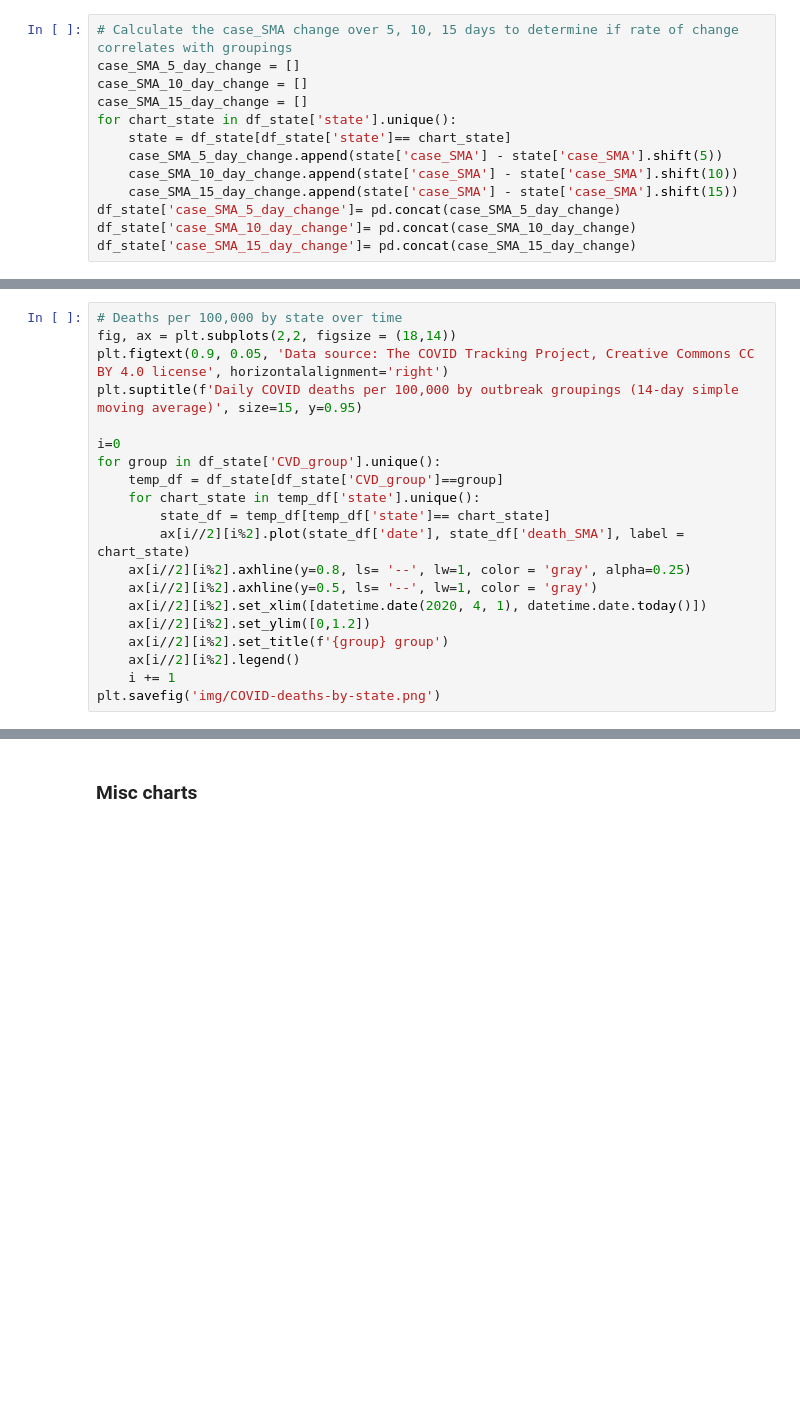
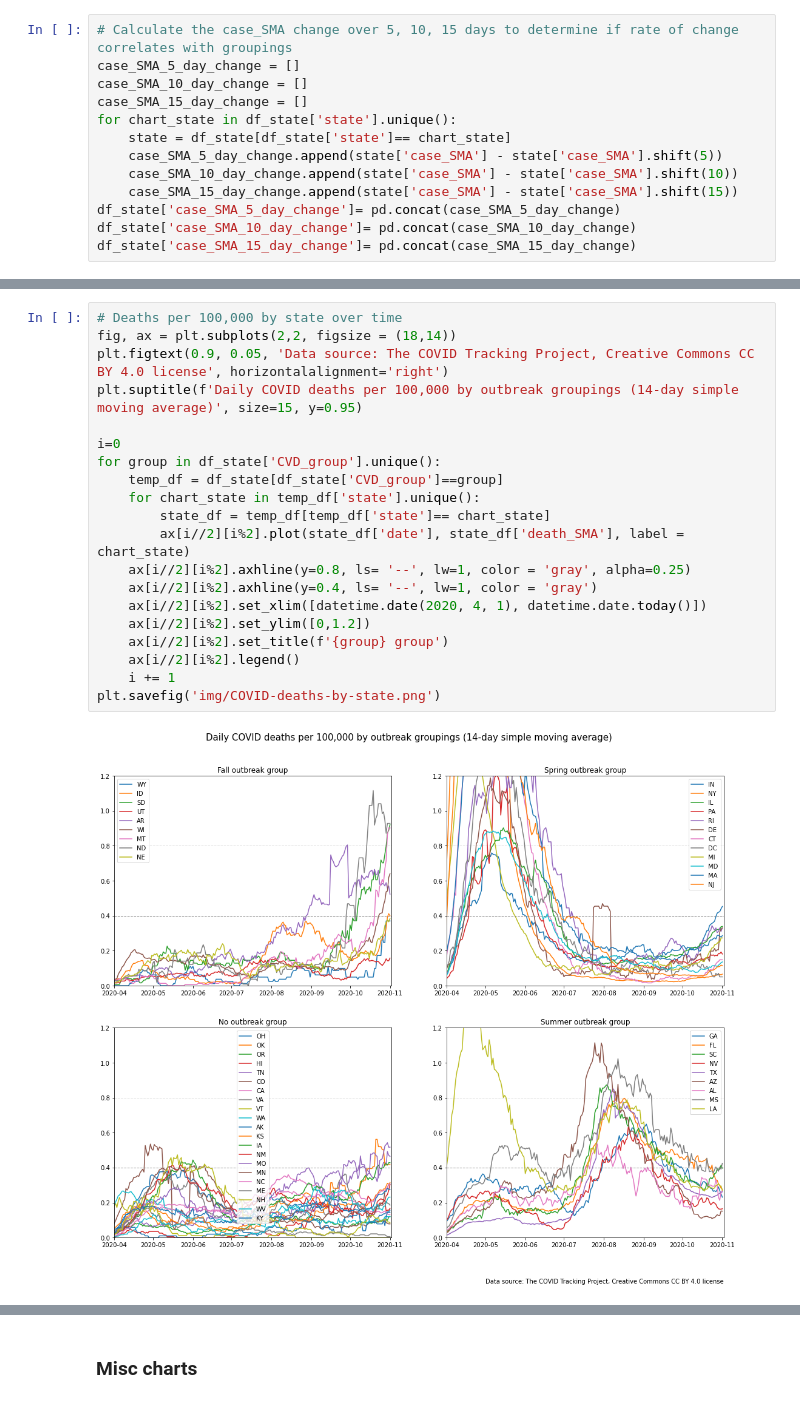
Before and after one commit to salvir1/COVID-19-outbreak-data-analysis, a Jupyter notebook: covid-states-analysis-outbreak-vs-uptick.ipynb, the cells around one changed output, grey strips where cells are left out. Saved outputs shown, nothing was run; the diff lists cells and outputs as text; blank space fills up the shorter version.

```diff
--- a/covid-states-analysis-outbreak-vs-uptick.ipynb
+++ b/covid-states-analysis-outbreak-vs-uptick.ipynb
@@ -257,23 +259,25 @@ plt.savefig('img/COVID-deaths-by-state-large-group.png')
 # %%
 # Deaths per 100,000 by state over time
 fig, ax = plt.subplots(2,2, figsize = (18,14))
 plt.figtext(0.9, 0.05, 'Data source: The COVID Tracking Project, Creative Commons CC BY 4.0 license', horizontalalignment='right')
 plt.suptitle(f'Daily COVID deaths per 100,000 by outbreak groupings (14-day simple moving average)', size=15, y=0.95)
 
 i=0
 for group in df_state['CVD_group'].unique():
     temp_df = df_state[df_state['CVD_group']==group]
     for chart_state in temp_df['state'].unique():
         state_df = temp_df[temp_df['state']== chart_state]
         ax[i//2][i%2].plot(state_df['date'], state_df['death_SMA'], label = chart_state)
     ax[i//2][i%2].axhline(y=0.8, ls= '--', lw=1, color = 'gray', alpha=0.25)
-    ax[i//2][i%2].axhline(y=0.5, ls= '--', lw=1, color = 'gray')
+    ax[i//2][i%2].axhline(y=0.4, ls= '--', lw=1, color = 'gray')
     ax[i//2][i%2].set_xlim([datetime.date(2020, 4, 1), datetime.date.today()])
     ax[i//2][i%2].set_ylim([0,1.2])
     ax[i//2][i%2].set_title(f'{group} group')
     ax[i//2][i%2].legend()
     i += 1
 plt.savefig('img/COVID-deaths-by-state.png')
+# %% [output]
+[figure, added]
 # %%
 # Cases per 100,000 by state over time
 fig, ax = plt.subplots(2,2, figsize = (18,14))
```
Also changed, not shown: parts of 8 cells of this notebook, 2 other files.
